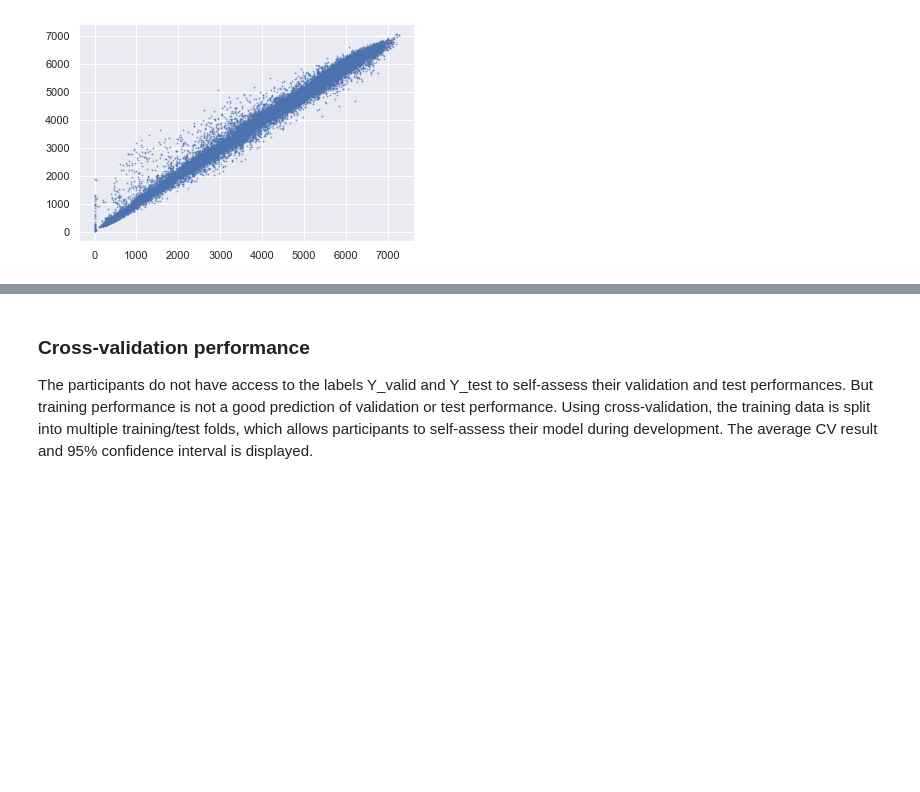
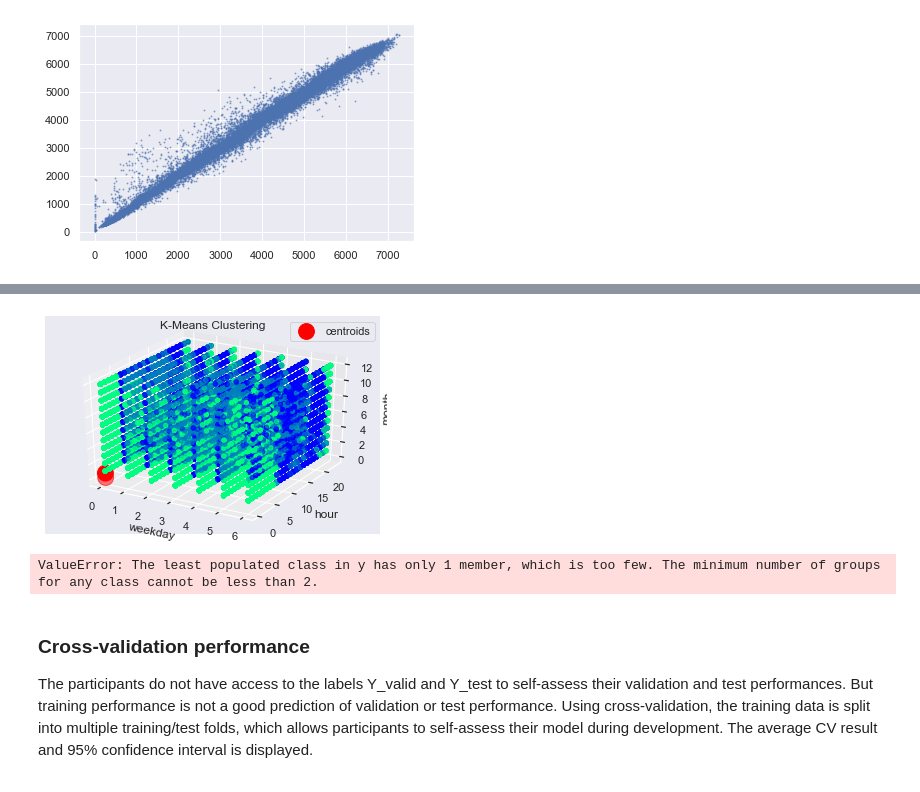
Before and after one commit to jf-pnj/velo, a Jupyter notebook: starting_kit/README_Visualization.ipynb, the cells around one changed output, grey strips where cells are left out. Saved outputs shown, nothing was run; the diff lists cells and outputs as text; code cells hidden in the pictures; blank space fills up the shorter version.

```diff
--- a/starting_kit/README_Visualization.ipynb
+++ b/starting_kit/README_Visualization.ipynb
@@ -280,0 +309,41 @@ plt.show()
+# %%
+from sklearn.cluster import KMeans
+from mpl_toolkits.mplot3d import Axes3D
+
+km = KMeans(
+    n_clusters=3, init='random',
+    n_init=10, max_iter=300,
+    tol=1e-04, random_state=0
+)
+y_km = km.fit_predict(data)
+# %%
+#Plot the clusters obtained using k means
+fig = plt.figure()
+ax = fig.add_subplot(111, projection='3d')
+scatter = ax.scatter(km.cluster_centers_[:, 3],
+            km.cluster_centers_[:, 0],
+            km.cluster_centers_[:, 2],
+            s = 250,
+            marker='o',
+            c='red',
+            label='centroids')
+scatter = ax.scatter(data['weekday'],data['hour'], data['month'],
+                     c=y_km,s=20, cmap='winter')
+
+
+ax.set_title('K-Means Clustering')
+ax.set_xlabel('weekday')
+ax.set_ylabel('hour')
+ax.set_zlabel('month')
+ax.legend()
+plt.show()
+# %% [output]
+[figure, added]
+# %%
+from utilities import *
+from sklearn.neighbors import KNeighborsClassifier as knn
+from sklearn.metrics import balanced_accuracy_score as sklearn_metric
+sklearn_model = knn(n_neighbors = 1)
+df_cross_validate(data, sklearn_model, sklearn_metric)
+# %% [output]
+ValueError: The least populated class in y has only 1 member, which is too few. The minimum number of groups for any class cannot be less than 2.
```
Also changed, not shown: parts of 15 cells of this notebook.
